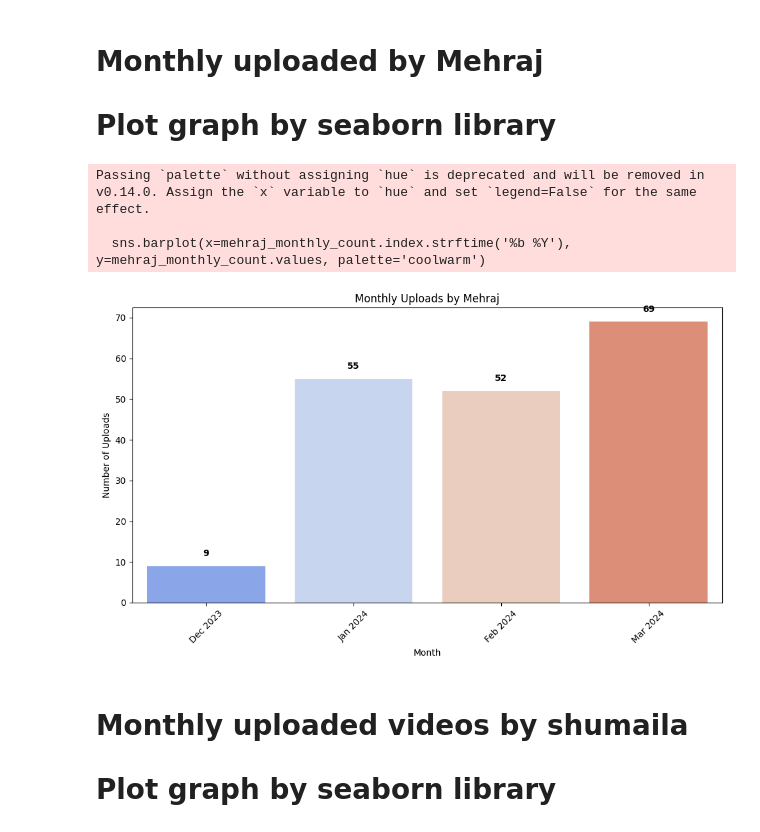
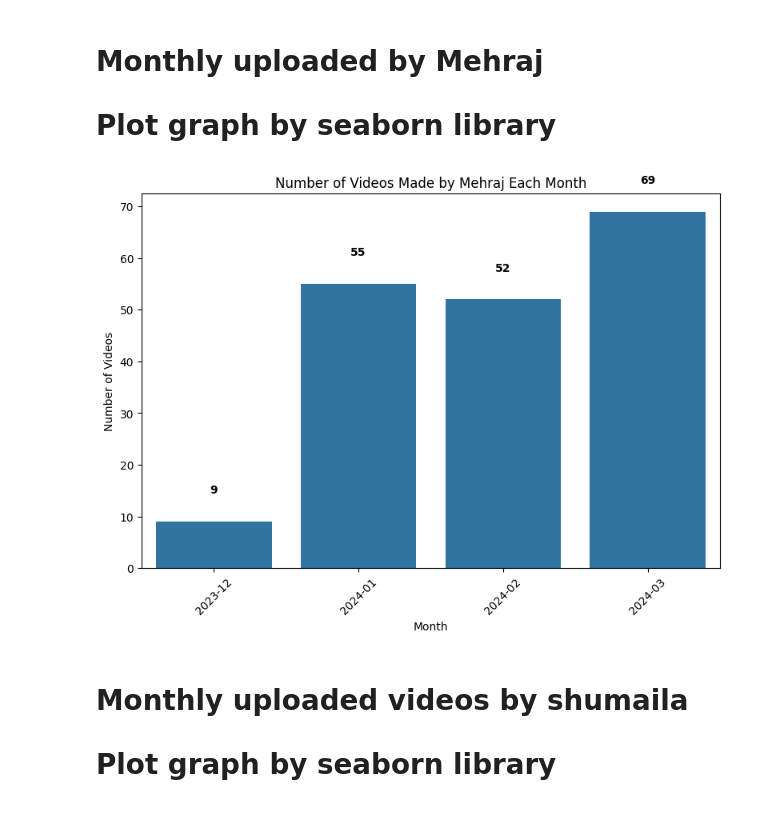
Before and after one commit to shumaila-yousaf/Github, a Jupyter notebook: graph.ipynb, the cells around one changed output. Saved outputs shown, nothing was run; the diff lists cells and outputs as text; code cells hidden in the pictures.

```diff
--- a/graph.ipynb
+++ b/graph.ipynb
@@ -61,28 +58,28 @@ Passing `palette` without assigning `hue` is deprecated and will be removed in v
 # %%
 import pandas as pd
 import seaborn as sns
 import matplotlib.pyplot as plt
 file_path = r'D:/pythonpro/Python Videos for Python Pro Channel (Morning) - Pytho Pro.csv'
 df = pd.read_csv(file_path)
 df['Date (Published)'] = pd.to_datetime(df['Date (Published)'], dayfirst=True, errors='coerce')
 mehraj_data = df[df['Creator'] == 'Mehraj']
 mehraj_monthly_count = mehraj_data['Date (Published)'].dt.to_period('M').value_counts().sort_index()
-plt.figure(figsize=(10, 6))
-sns.barplot(x=mehraj_monthly_count.index.strftime('%b %Y'), y=mehraj_monthly_count.values, palette='coolwarm')
-for i, count in enumerate(mehraj_monthly_count.values):
-    plt.text(i, count + 2, str(count), ha='center', va='bottom', fontsize=10, fontweight='bold')
-
-plt.title('Monthly Uploads by Mehraj')
+month_order = ['2023-12', '2024-01', '2024-02', '2024-03']
+mehraj_monthly_count = mehraj_monthly_count.reindex(month_order, fill_value=0)
+sns.color_palette('viridis')
+plt.figure(figsize=(8, 6))
+ax = sns.barplot(x=mehraj_monthly_count.index, y=mehraj_monthly_count.values)
+plt.title('Number of Videos Made by Mehraj Each Month')
 plt.xlabel('Month')
-plt.ylabel('Number of Uploads')
+plt.ylabel('Number of Videos')
 plt.xticks(rotation=45)
 plt.tight_layout()
+for i, count in enumerate(mehraj_monthly_count.values):
+    ax.text(i, count + 5, str(count), ha='center', va='bottom', fontsize=10, fontweight='bold')
+
 plt.show()
 # %% [output]
-Passing `palette` without assigning `hue` is deprecated and will be removed in v0.14.0. Assign the `x` variable to `hue` and set `legend=False` for the same effect.
-
-  sns.barplot(x=mehraj_monthly_count.index.strftime('%b %Y'), y=mehraj_monthly_count.values, palette='coolwarm')
-[figure, old version]
+[figure, new version]
 # %% [markdown]
 # Monthly uploaded videos by shumaila
 # Plot graph by seaborn library
```
Also changed, not shown: parts of 18 cells of this notebook.
